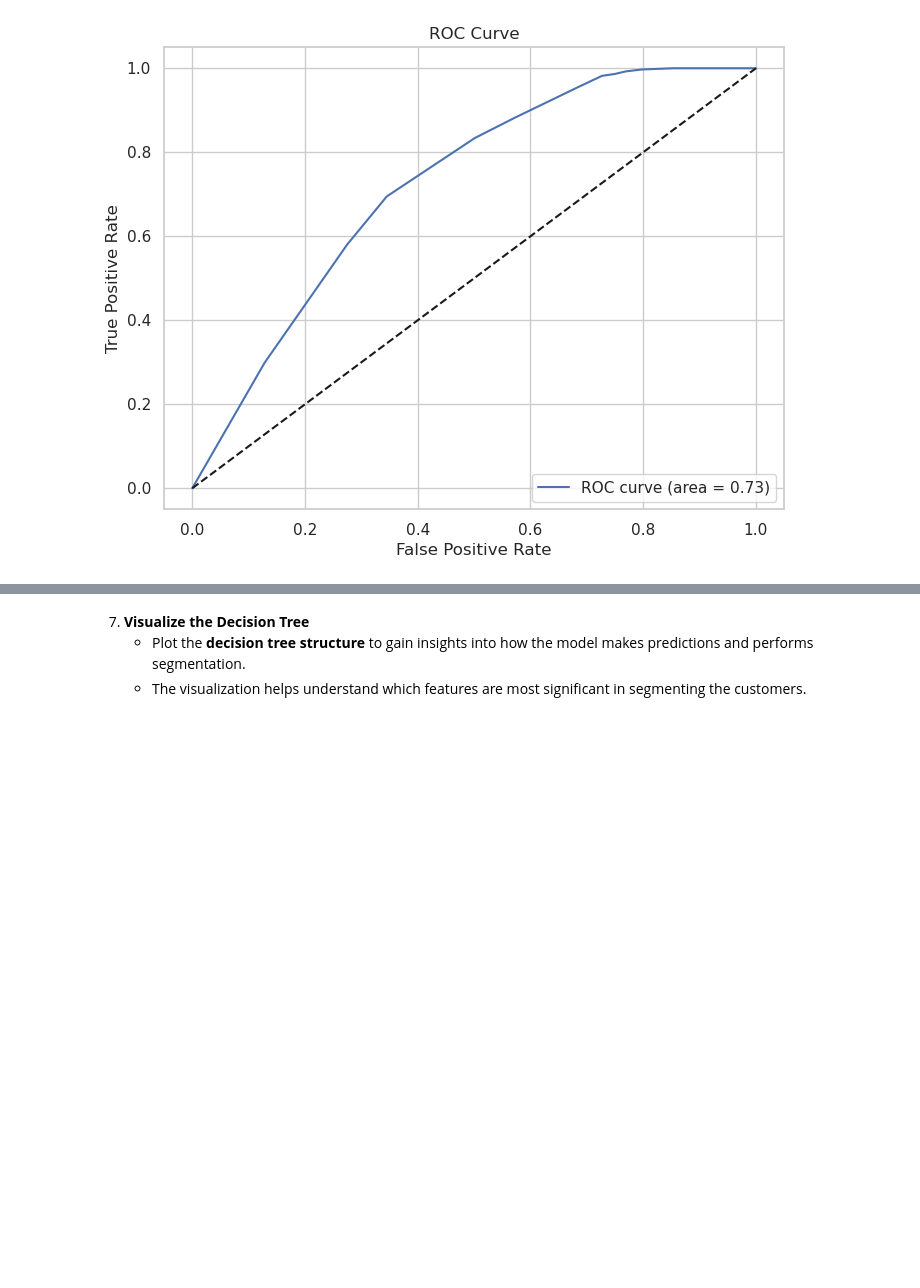
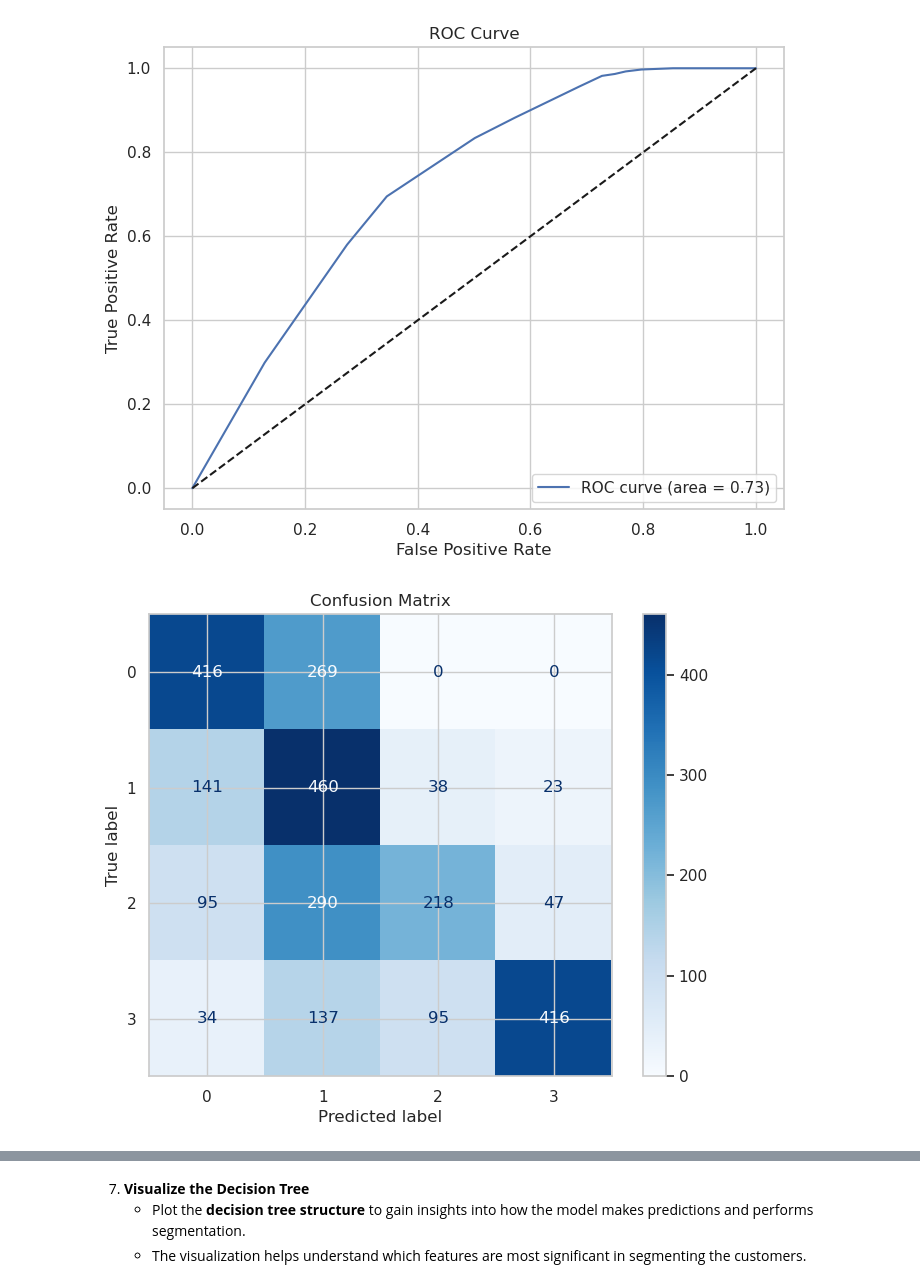
Before and after one commit to Rukaiya2009/Customer-Segmentation-Decision-Tree, a Jupyter notebook: with body_performance dataset/Customer_Segmentation_Try1.ipynb, the cells around one changed output, grey strips where cells are left out. Drawn from its saved outputs; the diff is of its cells as text; code cells hidden in the pictures; blank space fills up the shorter version.

```diff
--- a/Customer_Segmentation_Try1.ipynb
+++ b/with body_performance dataset/Customer_Segmentation_Try1.ipynb
@@ -280,3 +274,22 @@ Classification Report:
    macro avg       0.62      0.56      0.57      2679
 weighted avg       0.62      0.56      0.57      2679
 [figure]
+# %%
+from sklearn.metrics import confusion_matrix, ConfusionMatrixDisplay
+import matplotlib.pyplot as plt
+
+# Predict using the trained model
+y_pred = model.predict(X_test)
+
+# Generate the confusion matrix
+conf_matrix = confusion_matrix(y_test, y_pred)
+
+# Display the confusion matrix as a chart
+disp = ConfusionMatrixDisplay(confusion_matrix=conf_matrix)
+fig, ax = plt.subplots(figsize=(8, 6))
+disp.plot(ax=ax, cmap='Blues')
+
+plt.title('Confusion Matrix')
+plt.show()
+# %% [output]
+[figure, added]
```
Also changed, not shown: parts of 4 cells of this notebook, 9 other files.
